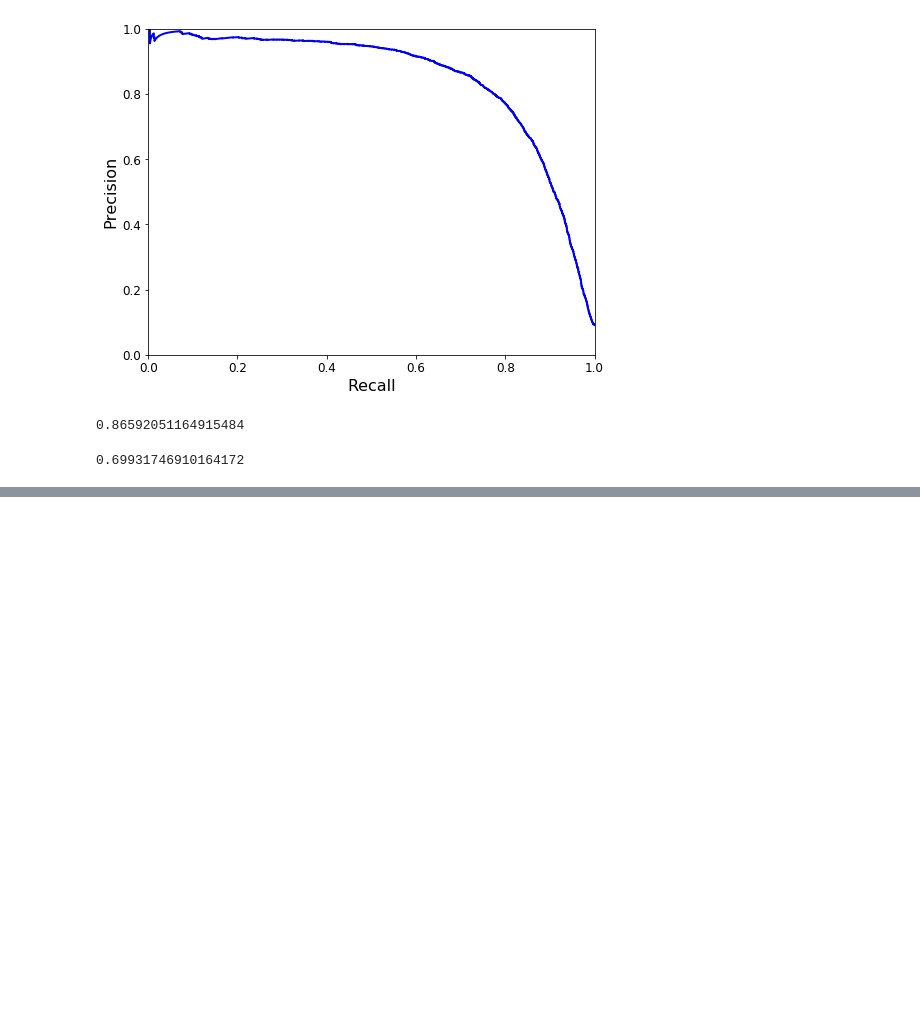
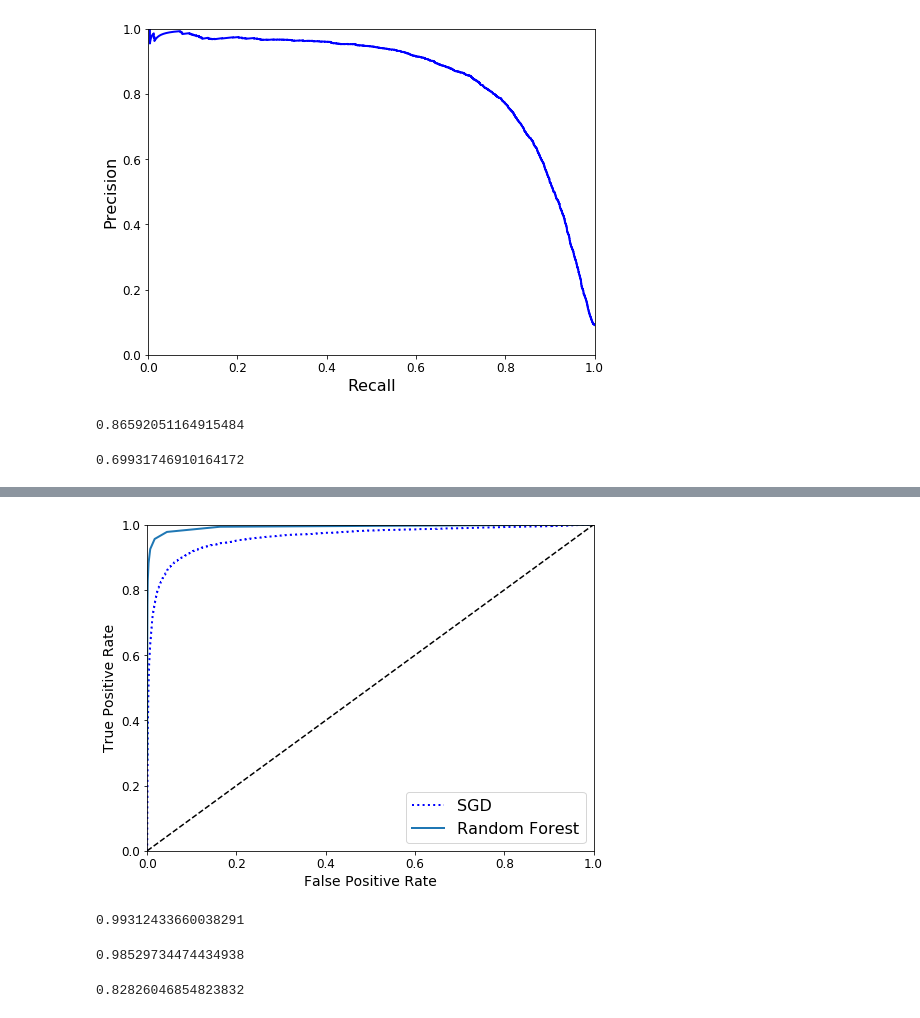
Before and after one commit to vineshtv/handson-ml, a Jupyter notebook: CH-03/Classification.ipynb, the cells around one changed output, grey strips where cells are left out. Drawn from its saved outputs; the diff is of its cells as text; code cells hidden in the pictures; blank space fills up the shorter version.

```diff
--- a/CH-03/Classification.ipynb
+++ b/CH-03/Classification.ipynb
@@ -282,0 +312,21 @@ recall_score(y_train_5, y_train_pred_90)
+# %%
+plt.figure(figsize=(8, 6))
+plt.plot(fpr, tpr, "b:", linewidth=2, label="SGD")
+plot_roc_curve(fpr_forest, tpr_forest, "Random Forest")
+plt.legend(loc="lower right", fontsize=16)
+plt.show()
+# %% [output]
+[figure, added]
+# %%
+roc_auc_score(y_train_5, y_scores_forest)
+# %% [output]
+0.99312433660038291
+# %%
+y_train_pred_forest = cross_val_predict(forest_clf, X_train, y_train_5, cv=3)
+precision_score(y_train_5, y_train_pred_forest)
+# %% [output]
+0.98529734474434938
+# %%
+recall_score(y_train_5, y_train_pred_forest)
+# %% [output]
+0.82826046854823832
```
Also changed, not shown: parts of 5 cells of this notebook.
